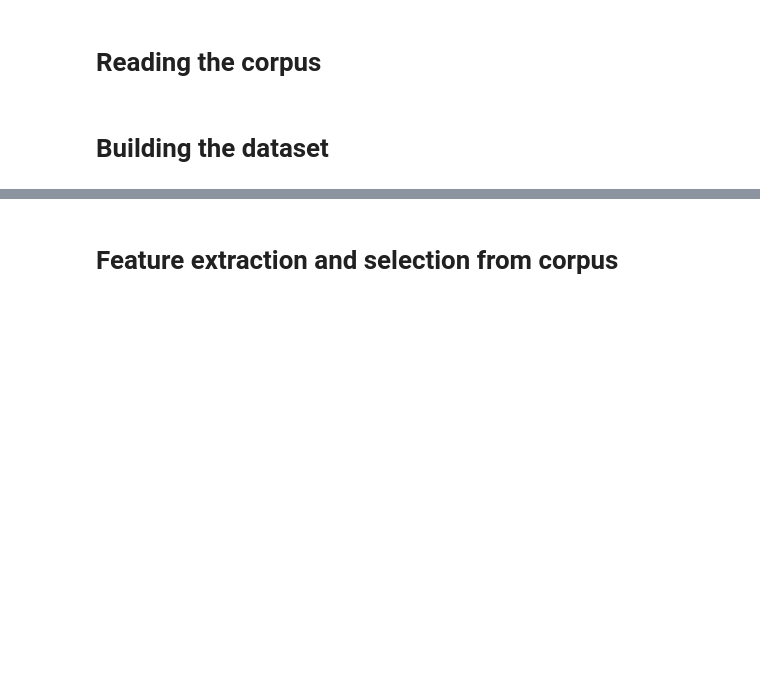
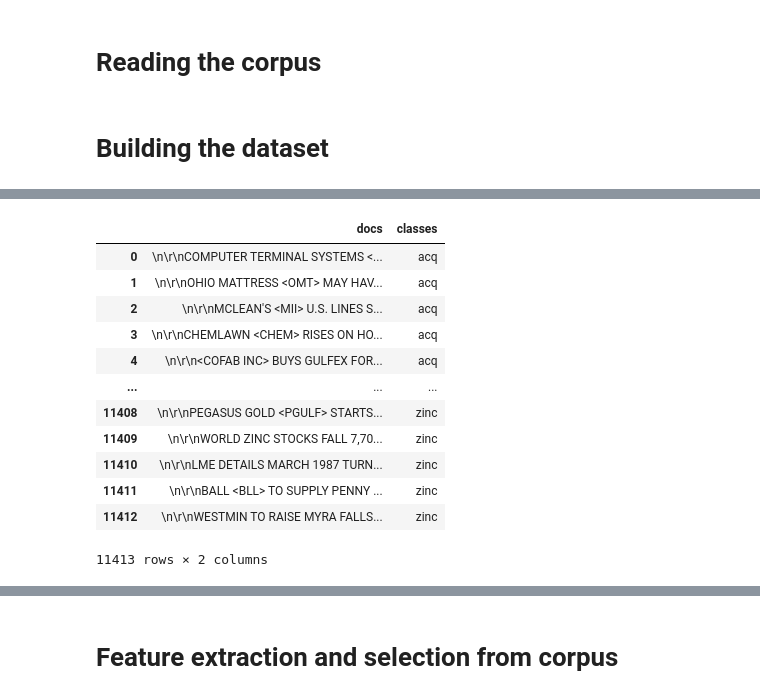
Before and after one commit to obadakhalili/text-classification, a Jupyter notebook: notebook.ipynb, the cells around one changed output, grey strips where cells are left out. Saved outputs shown, nothing was run; the diff lists cells and outputs as text; code cells hidden in the pictures; blank space fills up the shorter version.

```diff
--- a/notebook.ipynb
+++ b/notebook.ipynb
@@ -31,0 +36,17 @@ plt.show()
+# %%
+df = pd.DataFrame({"docs": docs, "classes": classes})
+df
+# %% [output]
+|  | docs | classes |
+| 0 | \n\r\nCOMPUTER TERMINAL SYSTEMS <... | acq |
+| 1 | \n\r\nOHIO MATTRESS <OMT> MAY HAV... | acq |
+| 2 | \n\r\nMCLEAN'S <MII> U.S. LINES S... | acq |
+| 3 | \n\r\nCHEMLAWN <CHEM> RISES ON HO... | acq |
+| 4 | \n\r\n<COFAB INC> BUYS GULFEX FOR... | acq |
+| ... | ... | ... |
+| 11408 | \n\r\nPEGASUS GOLD <PGULF> STARTS... | zinc |
+| 11409 | \n\r\nWORLD ZINC STOCKS FALL 7,70... | zinc |
+| 11410 | \n\r\nLME DETAILS MARCH 1987 TURN... | zinc |
+| 11411 | \n\r\nBALL <BLL> TO SUPPLY PENNY ... | zinc |
+| 11412 | \n\r\nWESTMIN TO RAISE MYRA FALLS... | zinc |
+11413 rows × 2 columns
```
Also changed, not shown: parts of 33 cells of this notebook, 1 other file.
